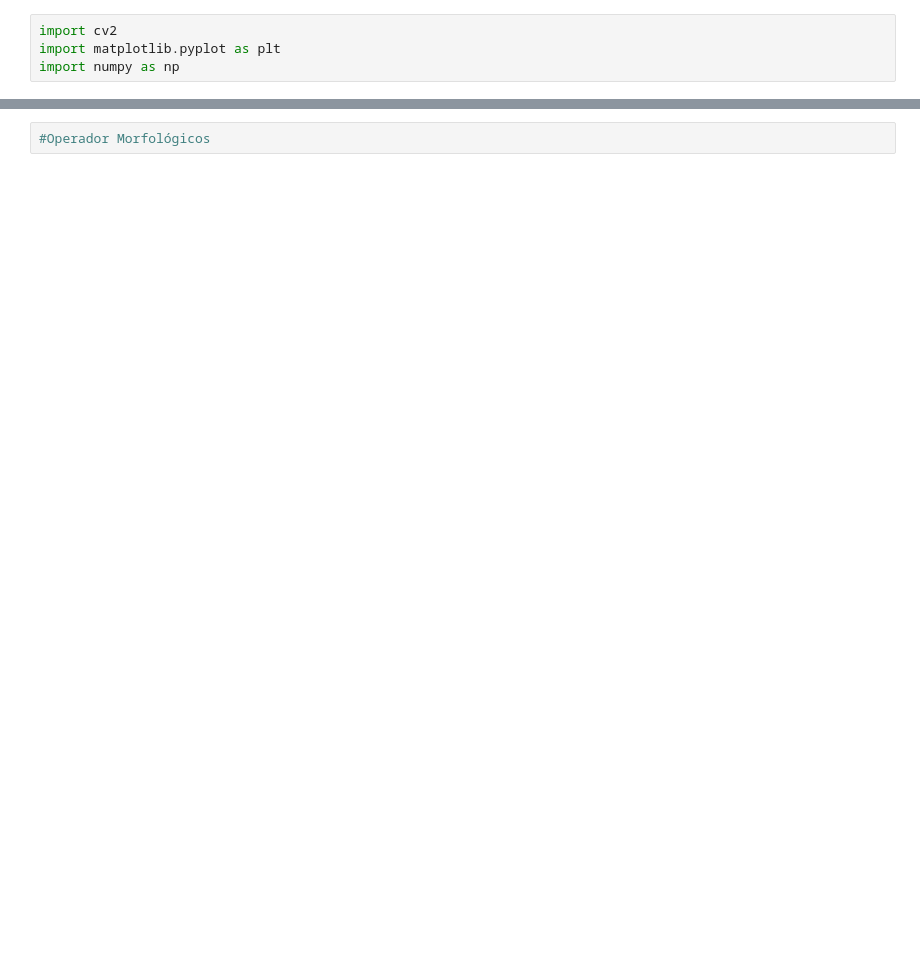
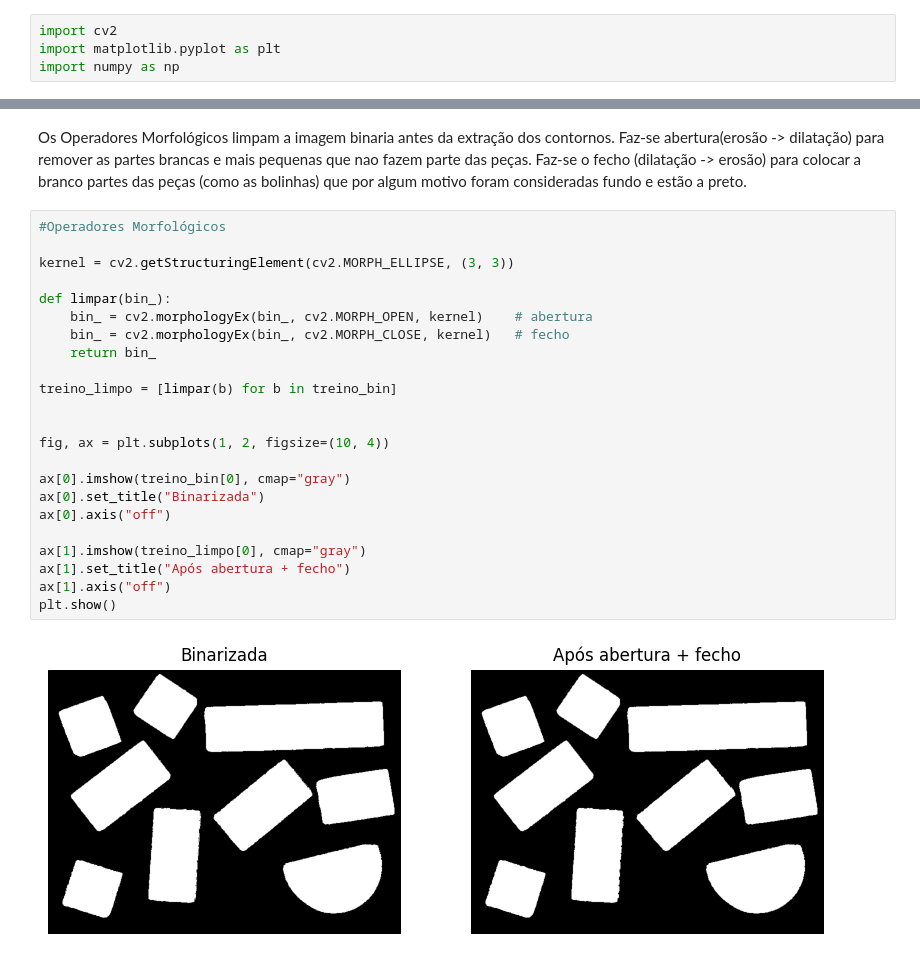
Before and after one commit to beatizisjesus-ctrl/PIV_TP1, a Jupyter notebook: PIV_TP1.ipynb, the cells around one changed output, grey strips where cells are left out. Cells and saved outputs as stored; diff of their text form; blank space fills up the shorter version.

```diff
--- a/PIV_TP1.ipynb
+++ b/PIV_TP1.ipynb
@@ -46,2 +50,27 @@ error: OpenCV(4.13.0) D:\a\opencv-python\opencv-python\opencv\modules\core\src\a
+# %% [markdown]
+Os Operadores Morfológicos limpam a imagem binaria antes da extração dos contornos. Faz-se abertura(erosão -> dilatação) para remover as partes brancas e mais pequenas que nao fazem parte das peças. Faz-se o fecho (dilatação -> erosão) para colocar a branco partes das peças (como as bolinhas) que por algum motivo foram consideradas fundo e estão a preto.
 # %%
-#Operador Morfológicos
+#Operadores Morfológicos
+
+kernel = cv2.getStructuringElement(cv2.MORPH_ELLIPSE, (3, 3))
+
+def limpar(bin_):
+    bin_ = cv2.morphologyEx(bin_, cv2.MORPH_OPEN, kernel)    # abertura
+    bin_ = cv2.morphologyEx(bin_, cv2.MORPH_CLOSE, kernel)   # fecho
+    return bin_
+
+treino_limpo = [limpar(b) for b in treino_bin]
+
+
+fig, ax = plt.subplots(1, 2, figsize=(10, 4))
+
+ax[0].imshow(treino_bin[0], cmap="gray")
+ax[0].set_title("Binarizada")
+ax[0].axis("off")
+
+ax[1].imshow(treino_limpo[0], cmap="gray")
+ax[1].set_title("Após abertura + fecho")
+ax[1].axis("off")
+plt.show()
+# %% [output]
+[figure, added]
```
Also changed, not shown: parts of 4 cells of this notebook.
